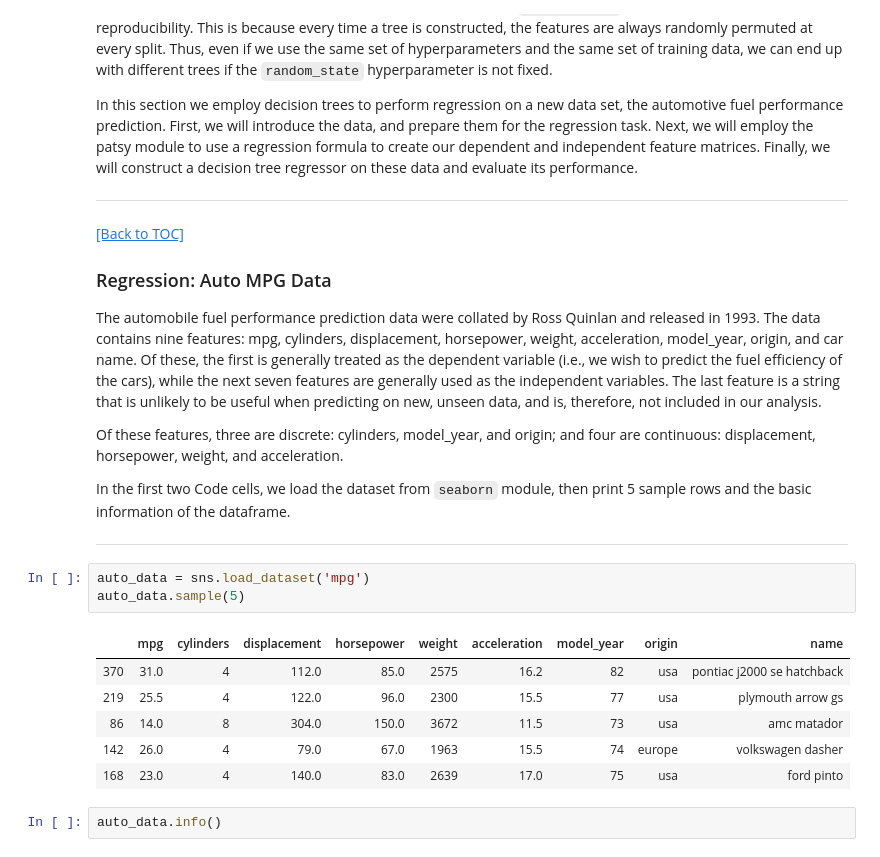
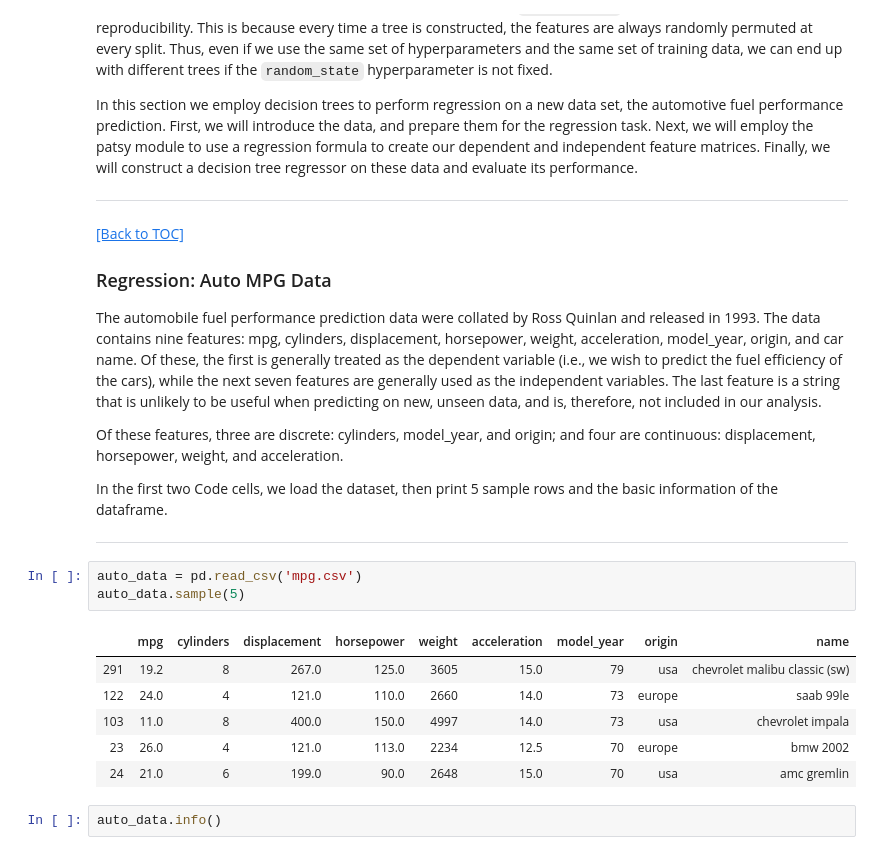
Before and after one commit to zllu2/iMSA_577, a Jupyter notebook: lessons/Module2/notebooks/intro2dt.ipynb, the cells around one changed output. Cells and saved outputs as stored; diff of their text form.

Commit message:
avoid using sns.load_dataset() since coursera server has no internet access

```diff
--- a/lessons/Module2/notebooks/intro2dt.ipynb
+++ b/lessons/Module2/notebooks/intro2dt.ipynb
@@ -467,20 +467,20 @@ The automobile fuel performance prediction data were collated by Ross Quinlan an
 Of these features, three are discrete: cylinders, model_year, and origin; and four are continuous:
 displacement, horsepower, weight, and acceleration.
 
-In the first two Code cells, we load the dataset from `seaborn` module, then print 5 sample rows and the basic information of the dataframe.
+In the first two Code cells, we load the dataset, then print 5 sample rows and the basic information of the dataframe.
 
 ----
 [uciap]: https://archive.ics.uci.edu/ml/datasets/auto+mpg
 # %%
-auto_data = sns.load_dataset('mpg')
+auto_data = pd.read_csv('mpg.csv')
 auto_data.sample(5)
 # %% [output]
 |  | mpg | cylinders | displacement | horsepower | weight | acceleration | model_year | origin | name |
-| 370 | 31.0 | 4 | 112.0 | 85.0 | 2575 | 16.2 | 82 | usa | pontiac j2000 se hatchback |
-| 219 | 25.5 | 4 | 122.0 | 96.0 | 2300 | 15.5 | 77 | usa | plymouth arrow gs |
-| 86 | 14.0 | 8 | 304.0 | 150.0 | 3672 | 11.5 | 73 | usa | amc matador |
-| 142 | 26.0 | 4 | 79.0 | 67.0 | 1963 | 15.5 | 74 | europe | volkswagen dasher |
-| 168 | 23.0 | 4 | 140.0 | 83.0 | 2639 | 17.0 | 75 | usa | ford pinto |
+| 291 | 19.2 | 8 | 267.0 | 125.0 | 3605 | 15.0 | 79 | usa | chevrolet malibu classic (sw) |
+| 122 | 24.0 | 4 | 121.0 | 110.0 | 2660 | 14.0 | 73 | europe | saab 99le |
+| 103 | 11.0 | 8 | 400.0 | 150.0 | 4997 | 14.0 | 73 | usa | chevrolet impala |
+| 23 | 26.0 | 4 | 121.0 | 113.0 | 2234 | 12.5 | 70 | europe | bmw 2002 |
+| 24 | 21.0 | 6 | 199.0 | 90.0 | 2648 | 15.0 | 70 | usa | amc gremlin |
 # %%
 auto_data.info()
 # %% [output]
```
Also changed, not shown: parts of 6 cells of this notebook, 22 other files.
